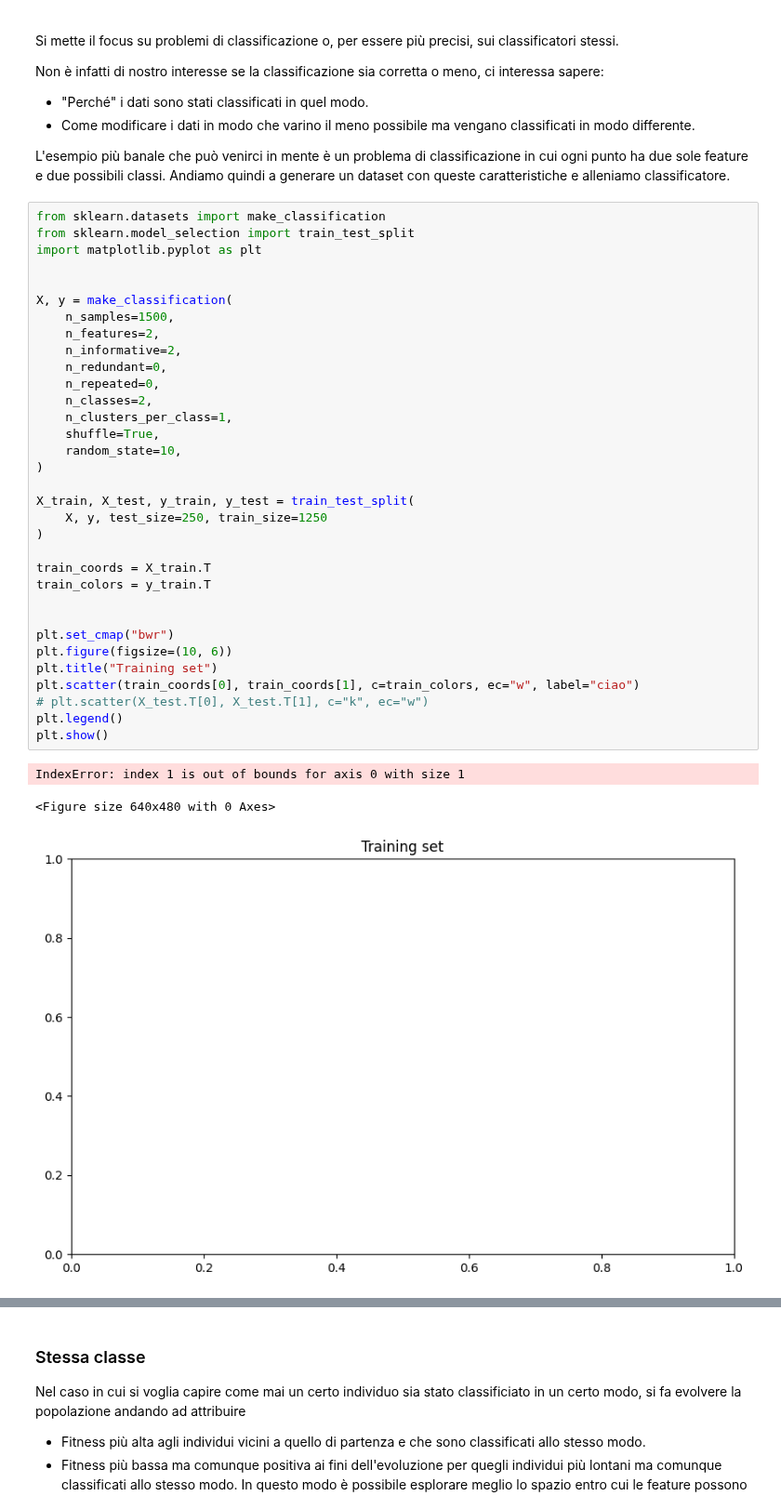
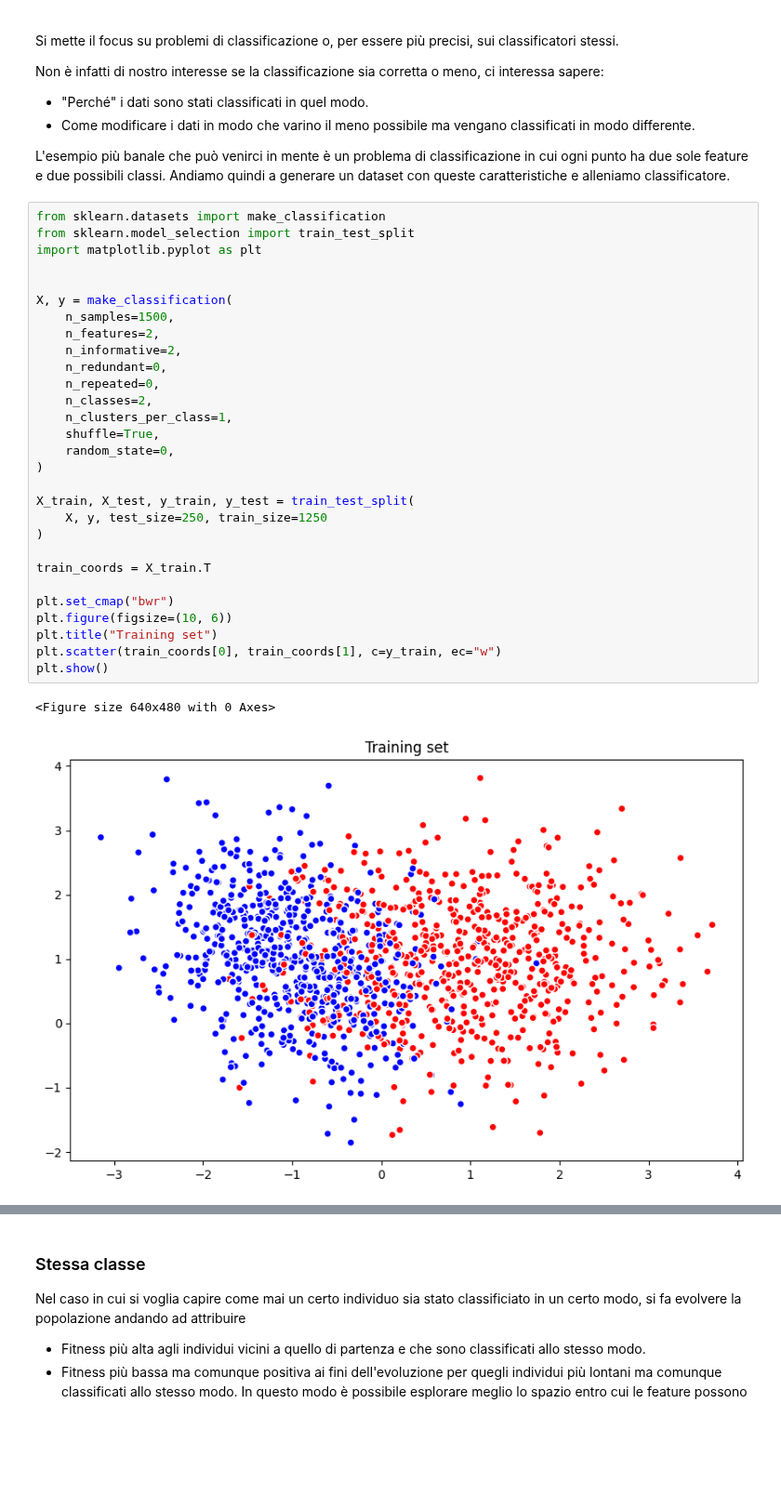
Before and after one commit to FedericoBustaffa/thesis, a Jupyter notebook: src/explain_classifier.ipynb, the cells around one changed output, grey strips where cells are left out. Shown at 93% size. Drawn from its saved outputs; the diff is of its cells as text; blank space fills up the shorter version.

```diff
--- a/src/explain_classifier.ipynb
+++ b/src/explain_classifier.ipynb
@@ -17,38 +17,33 @@ generare un dataset con queste caratteristiche e alleniamo classificatore.
 # %%
 from sklearn.datasets import make_classification
 from sklearn.model_selection import train_test_split
 import matplotlib.pyplot as plt
 
 
 X, y = make_classification(
     n_samples=1500,
     n_features=2,
     n_informative=2,
     n_redundant=0,
     n_repeated=0,
     n_classes=2,
     n_clusters_per_class=1,
     shuffle=True,
-    random_state=10,
+    random_state=0,
 )
 
 X_train, X_test, y_train, y_test = train_test_split(
     X, y, test_size=250, train_size=1250
 )
 
 train_coords = X_train.T
-train_colors = y_train.T
-
 
 plt.set_cmap("bwr")
 plt.figure(figsize=(10, 6))
 plt.title("Training set")
-plt.scatter(train_coords[0], train_coords[1], c=train_colors, ec="w", label="ciao")
-# plt.scatter(X_test.T[0], X_test.T[1], c="k", ec="w")
-plt.legend()
+plt.scatter(train_coords[0], train_coords[1], c=y_train, ec="w")
 plt.show()
 # %% [output]
-IndexError: index 1 is out of bounds for axis 0 with size 1
+<Figure size 640x480 with 0 Axes>
-<Figure size 640x480 with 0 Axes>
-[figure, old version]
+[figure, new version]
 # %% [markdown]
```
Also changed, not shown: parts of 11 cells of this notebook.
